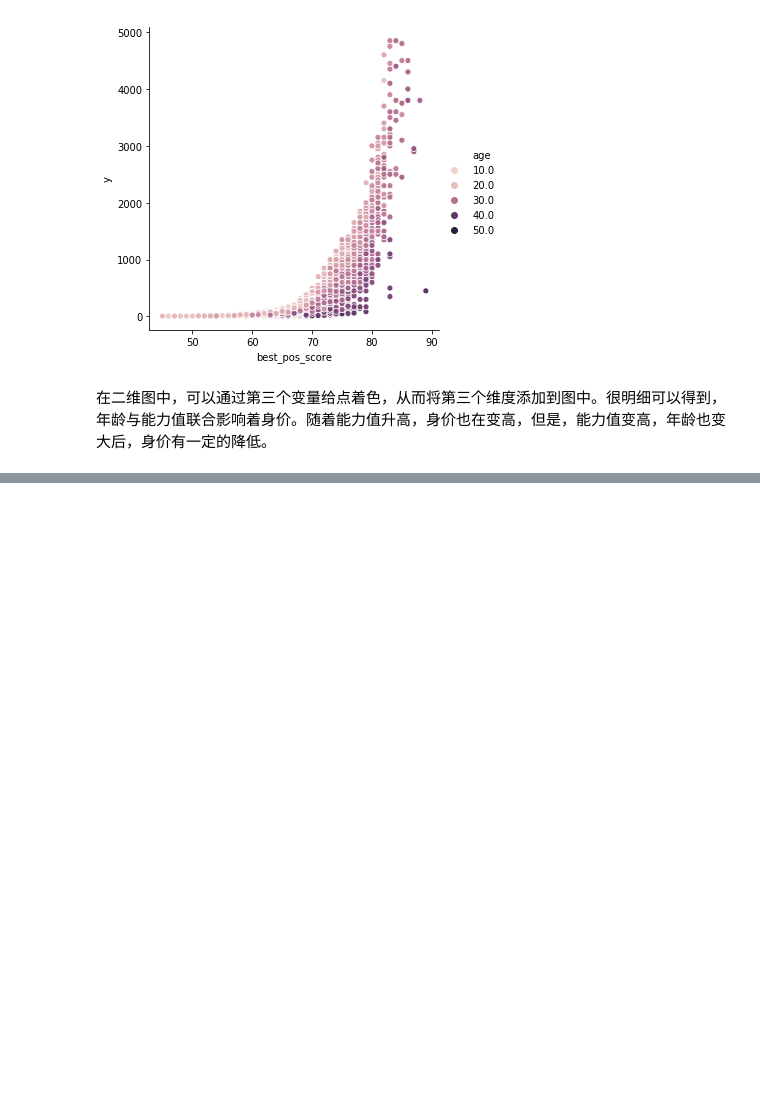
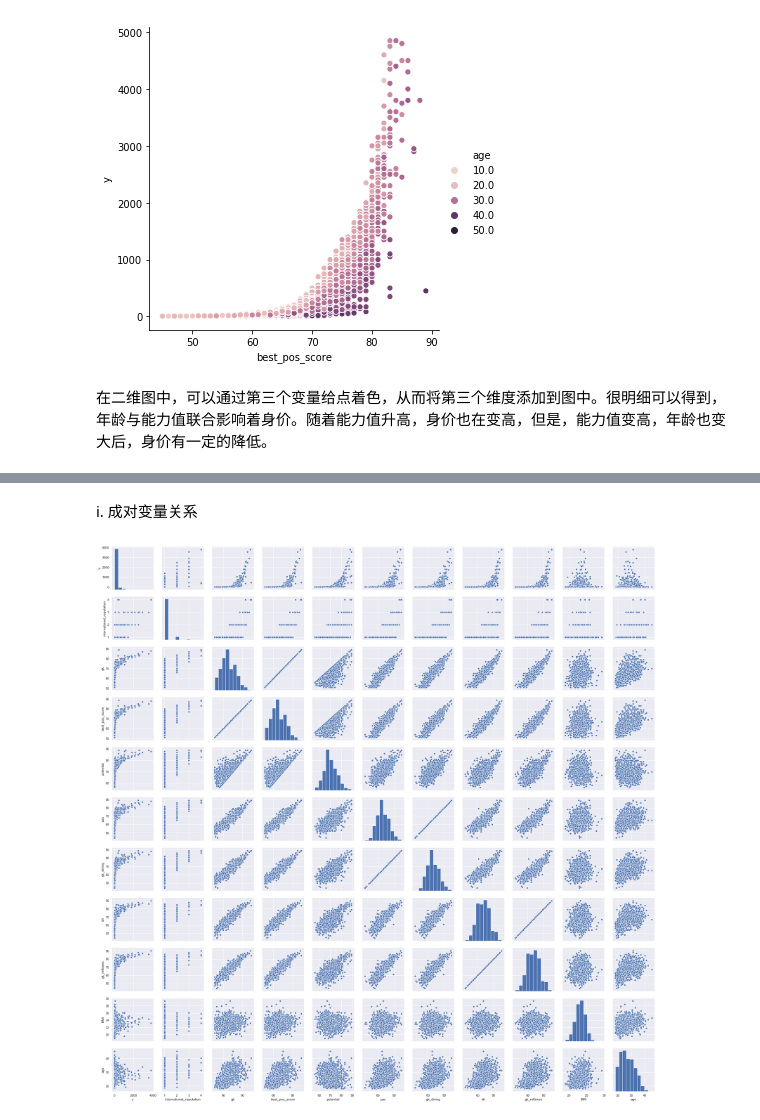
Before and after one commit to zhangfengfirst/zhangfeng.github.io, a Jupyter notebook: FootballPlayerValue.ipynb, the cells around one changed output, grey strips where cells are left out. Cells and saved outputs as stored; diff of their text form; code cells hidden in the pictures; blank space fills up the shorter version.

```diff
--- a/FootballPlayerValue.ipynb
+++ b/FootballPlayerValue.ipynb
@@ -235,0 +265,11 @@ sns.relplot(x='best_pos_score', y='y', hue='age', data=data_train)
+# %% [markdown]
+i. 成对变量关系
+# %%
+#门将位置
+data_menjiang=data_train[data_train.best_pos=='gk']
+sns.set()
+cols = ['y','international_reputation','gk', 'best_pos_score','potential', 'pac', 'gk_diving', 'dri','gk_reflexes','BMI','age']
+sns.pairplot(data_menjiang[cols], size = 2.5)
+%time plt.show()
+# %% [output]
+[figure, added]
```
Also changed, not shown: parts of 6 cells of this notebook.
